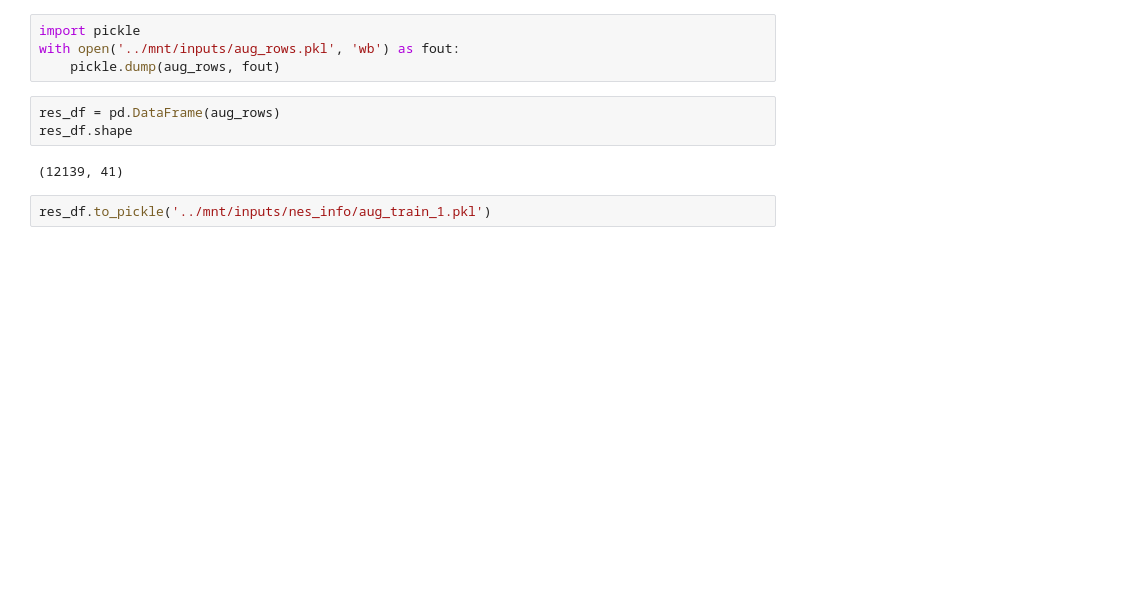
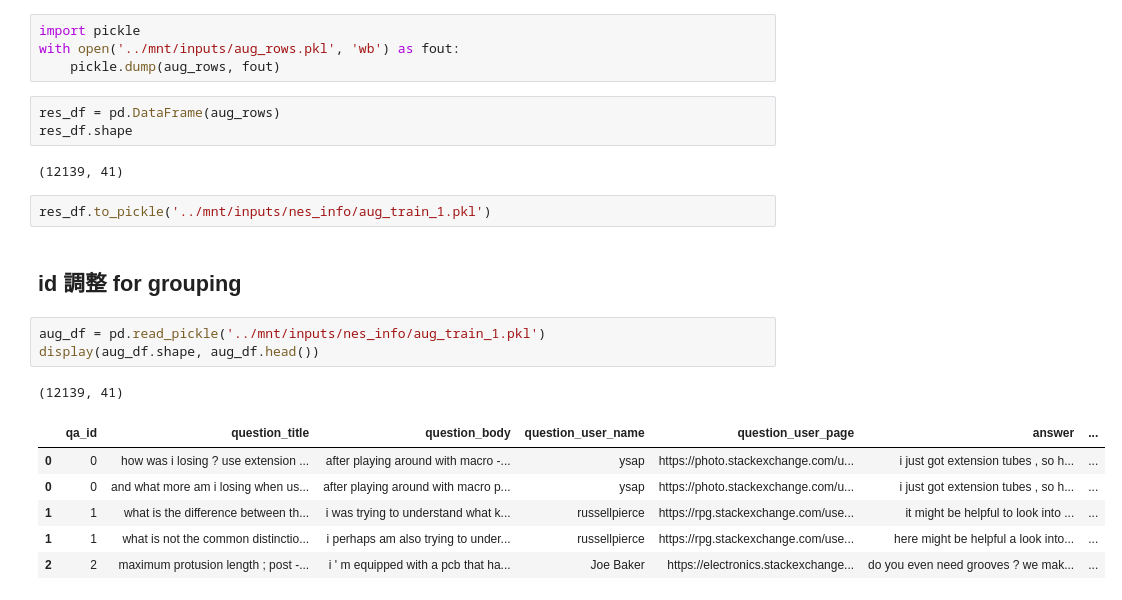
Before and after one commit to guchio3/kaggle-google-quest, a Jupyter notebook: notebooks/e017_nlp_aug_aug_train_1.ipynb, the cells around one changed output. Cells and saved outputs as stored; diff of their text form; blank space fills up the shorter version.

```diff
--- a/notebooks/e017_nlp_aug_aug_train_1.ipynb
+++ b/notebooks/e017_nlp_aug_aug_train_1.ipynb
@@ -136,3 +136,16 @@ res_df.shape
 (12139, 41)
 # %%
 res_df.to_pickle('../mnt/inputs/nes_info/aug_train_1.pkl')
+# %% [markdown]
+## id 調整 for grouping
+# %%
+aug_df = pd.read_pickle('../mnt/inputs/nes_info/aug_train_1.pkl')
+display(aug_df.shape, aug_df.head())
+# %% [output]
+(12139, 41)
+|  | qa_id | question_title | question_body | question_user_name | question_user_page | answer | ... |
+| 0 | 0 | how was i losing ? use extension ... | after playing around with macro -... | ysap | https://photo.stackexchange.com/u... | i just got extension tubes , so h... | ... |
+| 0 | 0 | and what more am i losing when us... | after playing around with macro p... | ysap | https://photo.stackexchange.com/u... | i just got extension tubes , so h... | ... |
+| 1 | 1 | what is the difference between th... | i was trying to understand what k... | russellpierce | https://rpg.stackexchange.com/use... | it might be helpful to look into ... | ... |
+| 1 | 1 | what is not the common distinctio... | i perhaps am also trying to under... | russellpierce | https://rpg.stackexchange.com/use... | here might be helpful a look into... | ... |
+| 2 | 2 | maximum protusion length ; post -... | i ' m equipped with a pcb that ha... | Joe Baker | https://electronics.stackexchange... | do you even need grooves ? we mak... | ... |
```
Also changed, not shown: parts of 18 cells of this notebook, 1 other file.
